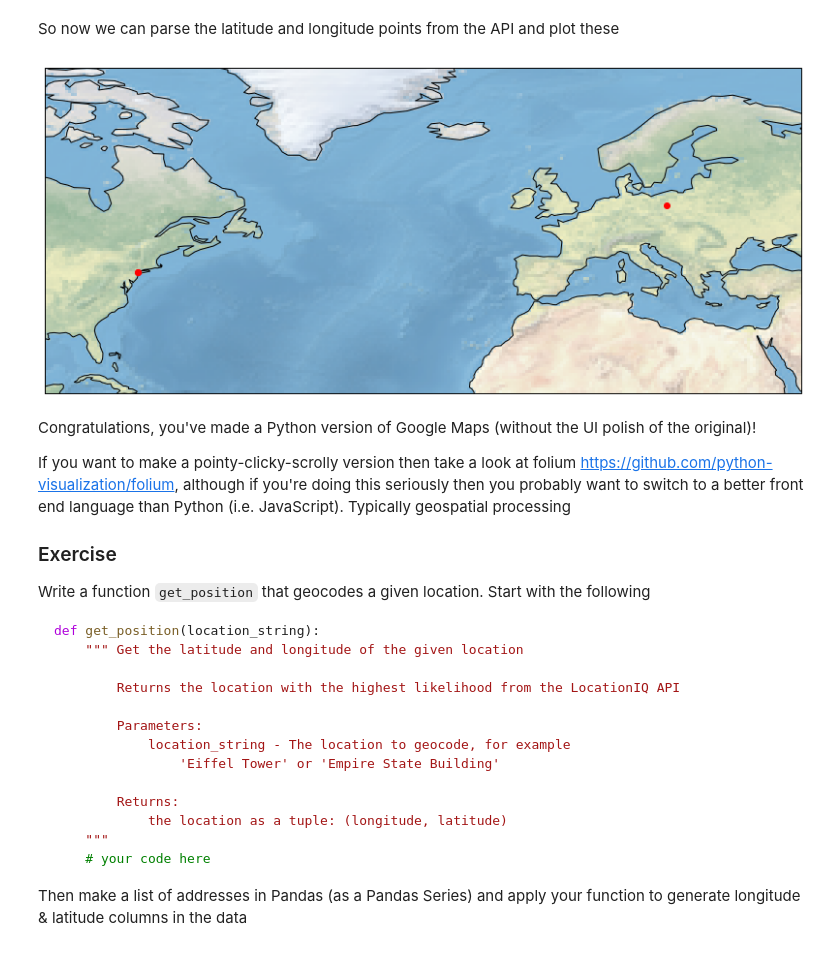
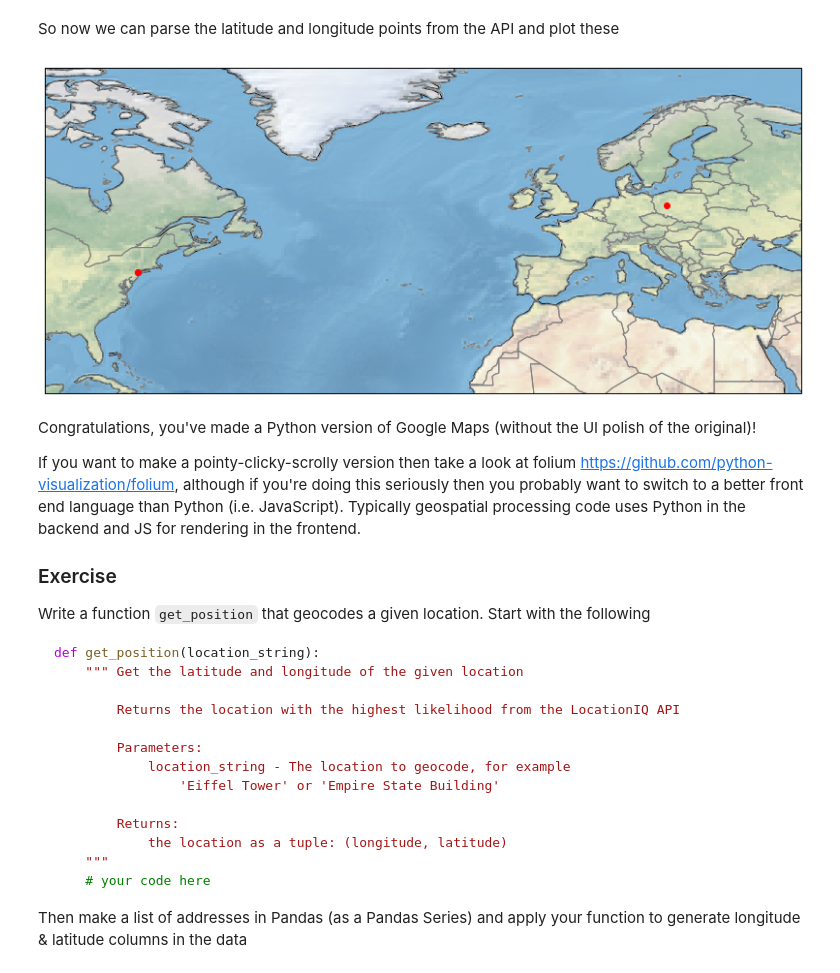
Before and after one commit to rickguerini/11-spatial-data, a Jupyter notebook: notebooks/11.1_calling_an_api.ipynb, the cells around one changed output. Drawn from its saved outputs; the diff is of its cells as text; code cells hidden in the pictures.

```diff
--- a/notebooks/11.1_calling_an_api.ipynb
+++ b/notebooks/11.1_calling_an_api.ipynb
@@ -144,28 +180,38 @@ ax.stock_img()
 So now we can parse the latitude and longitude points from the API and plot these
 # %%
 import numpy
+from cartopy import feature
 
 # Extract our points for each hit
 points = numpy.array([
     (float(hit['lon']), float(hit['lat'])) for hit in response.json()
 ]).transpose()
 
 # Generate our basemap & points
 proj = crs.PlateCarree()
 ax = plt.axes(projection=proj)
 ax.set_extent((-90, 40, 20, 60))  # sets bounds as (min_lon, max_lon, min_lat, max_lat)
 plt.plot(points[0], points[1], 'ro')
 ax.stock_img()
 ax.coastlines()
 
+# Add states and provinces from Natural Earth
+# see https://www.naturalearthdata.com/features/ for more things to plot
+countries = feature.NaturalEarthFeature(
+        category='cultural',
+        name='admin_0_countries',
+        scale='50m',
+        facecolor='none')
+ax.add_feature(countries, edgecolor='gray')
+
 # Resize the image to make it a bit bigger
 plt.gcf().set_size_inches(14, 8)
 # %% [output]
-[figure, old version]
+[figure, new version]
 # %% [markdown]
 Congratulations, you've made a Python version of Google Maps (without the UI polish of the original)!
 
-If you want to make a pointy-clicky-scrolly version then take a look at folium https://github.com/python-visualization/folium, although if you're doing this seriously then you probably want to switch to a better front end language than Python (i.e. JavaScript). Typically geospatial processing
+If you want to make a pointy-clicky-scrolly version then take a look at folium https://github.com/python-visualization/folium, although if you're doing this seriously then you probably want to switch to a better front end language than Python (i.e. JavaScript). Typically geospatial processing code uses Python in the backend and JS for rendering in the frontend.
 
 ### Exercise
 
```
Also changed, not shown: parts of 7 cells of this notebook.
